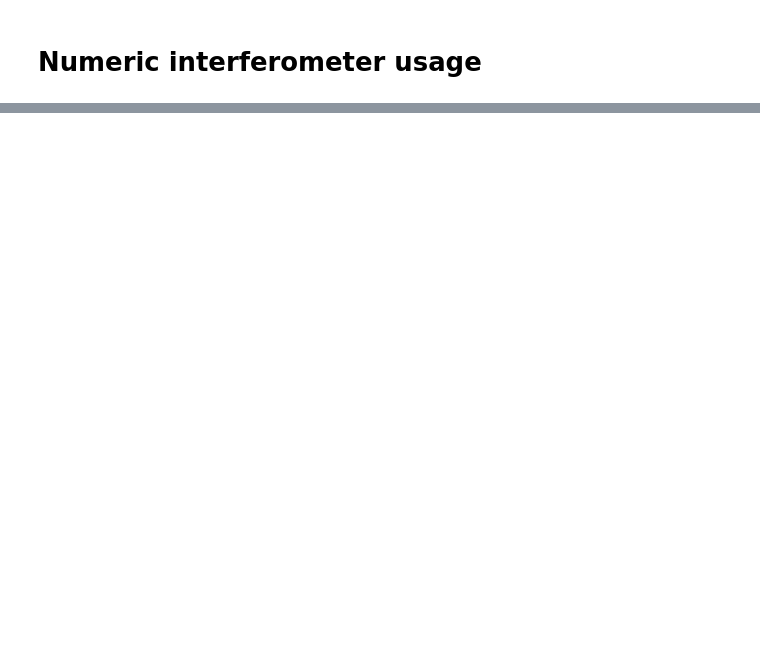
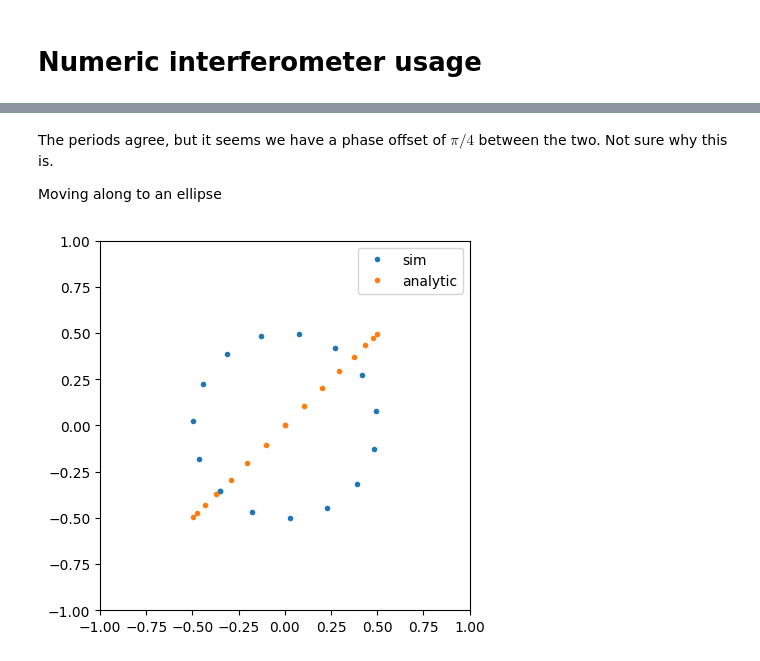
Before and after one commit to jc-roth/mwave, a Jupyter notebook: docs/examples/numeric_interferometer_usage.ipynb, the cells around one changed output, grey strips where cells are left out. Saved outputs shown, nothing was run; the diff lists cells and outputs as text; code cells hidden in the pictures; blank space fills up the shorter version.

```diff
--- a/docs/examples/numeric_interferometer_usage.ipynb
+++ b/docs/examples/numeric_interferometer_usage.ipynb
@@ -225,0 +245,26 @@ plt.show()
+# %% [markdown]
+The periods agree, but it seems we have a phase offset of $\pi/4$ between the two. Not sure why this is.
+
+Moving along to an ellipse
+# %%
+# Define phases to scan over, select opening phase of pi/2
+omega_m = 8*nbragg - np.pi/2/(2*nbragg*T)
+vibration_phases = np.linspace(0, 2*np.pi/nbragg, 16)
+
+# Loop over each vibration phase, compute x and y
+x, y = np.full_like(vibration_phases, np.nan), np.full_like(vibration_phases, np.nan)
+ax, ay = np.full_like(omega_ms, np.nan), np.full_like(omega_ms, np.nan)
+for i in tqdm(range(len(vibration_phases))):
+    bs_lookup_dict = {}
+    x[i], y[i] = sim_ellipse(vibration_phases[i], omega_m, use_ideal=True)
+    ax[i], ay[i] = analytic_ellipse(np.pi/2, omega_ms[i])
+
+plt.plot(x, y, '.', label='sim')
+plt.plot(ax, ay, '.', label='analytic')
+plt.xlim(-1,1)
+plt.ylim(-1,1)
+plt.legend()
+plt.gca().set_aspect('equal')
+plt.show()
+# %% [output]
+[figure, added]
```
Also changed, not shown: parts of 18 cells of this notebook, 15 other files.
